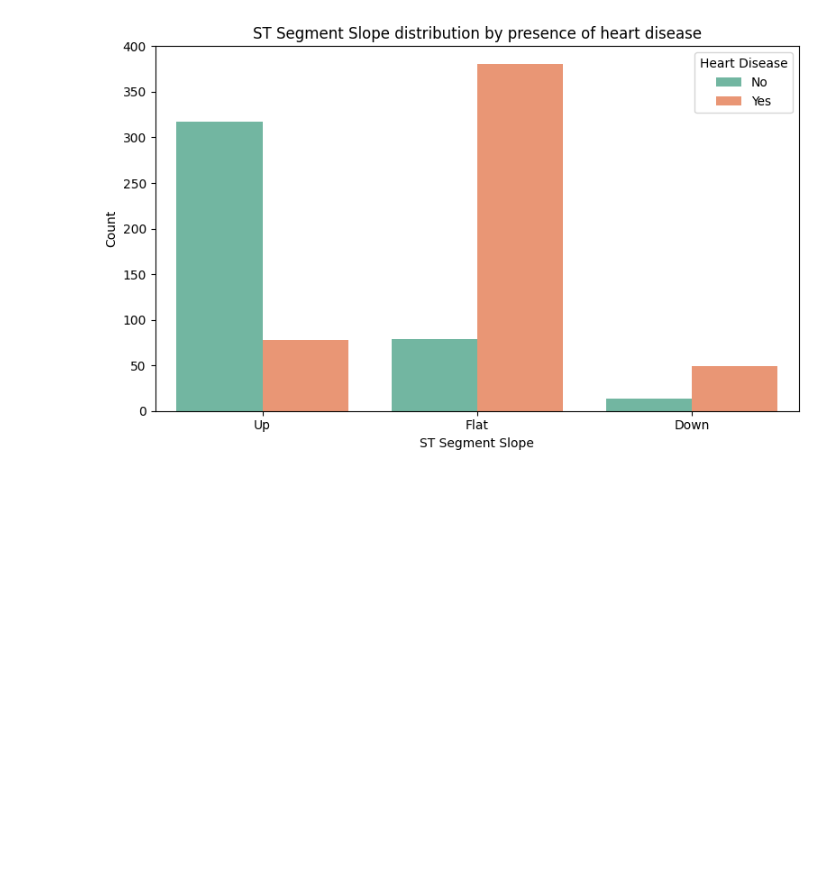
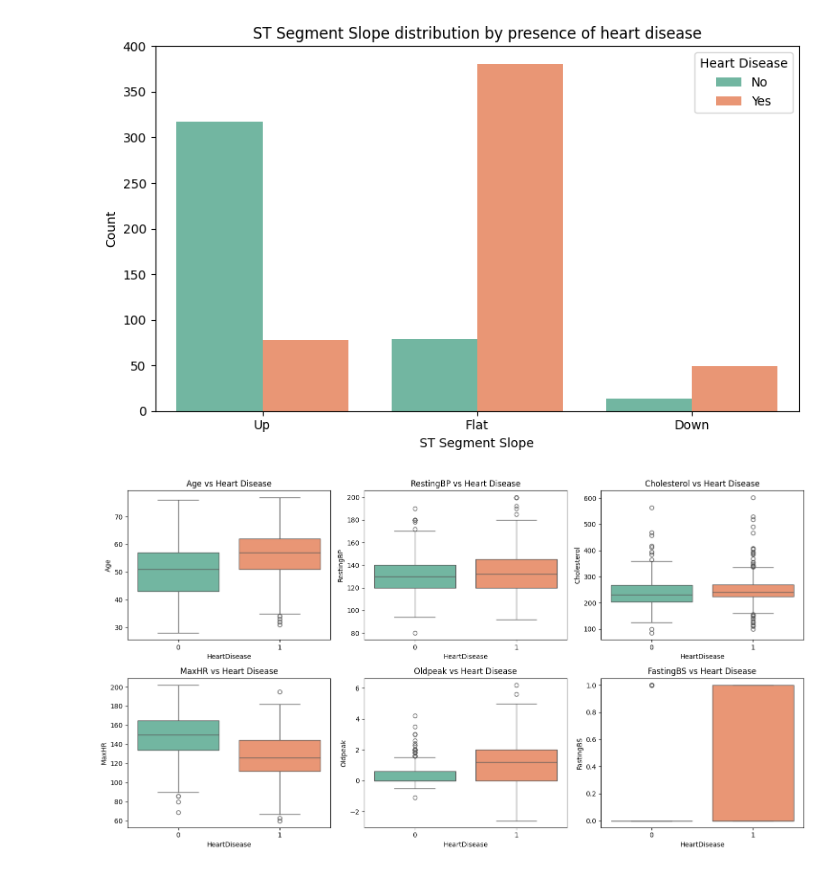
Before and after one commit to malf75/Heart-Failure-ML, a Jupyter notebook: heartdisease.ipynb, the cells around one changed output. Drawn from its saved outputs; the diff is of its cells as text; code cells hidden in the pictures; blank space fills up the shorter version.

```diff
--- a/heartdisease.ipynb
+++ b/heartdisease.ipynb
@@ -518,3 +646,16 @@ plt.savefig('stslope_by_heartdisease.pdf', bbox_inches='tight')
 plt.show()
 # %% [output]
 [figure]
+# %%
+features = num_cols
+plt.figure(figsize=(15,8))
+
+for i, feature in enumerate(features, 1):
+    plt.subplot(2, 3, i)
+    sns.boxplot(data=df, x='HeartDisease', y=feature, palette='Set2')
+    plt.title(f"{feature} vs Heart Disease")
+
+plt.tight_layout()
+plt.show()
+# %% [output]
+[figure, added]
```
Also changed, not shown: parts of 23 cells of this notebook, 17 other files.
